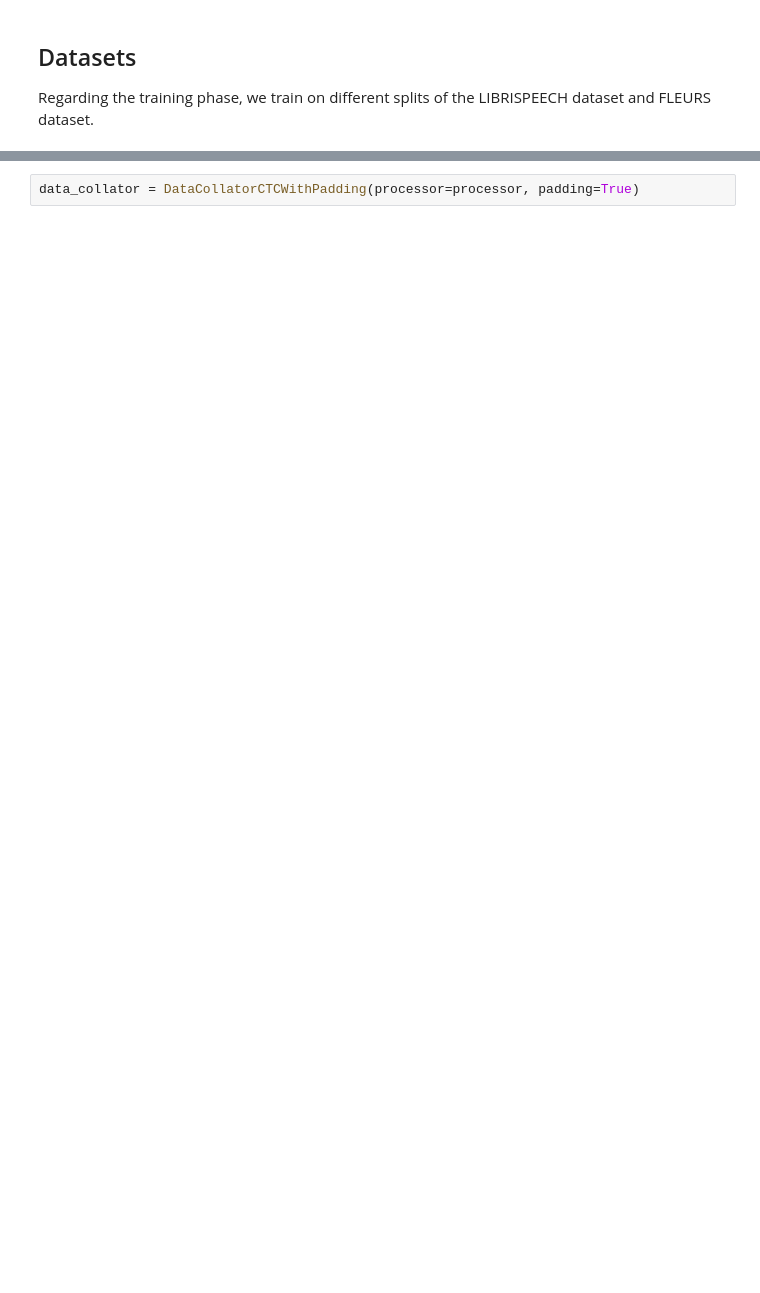
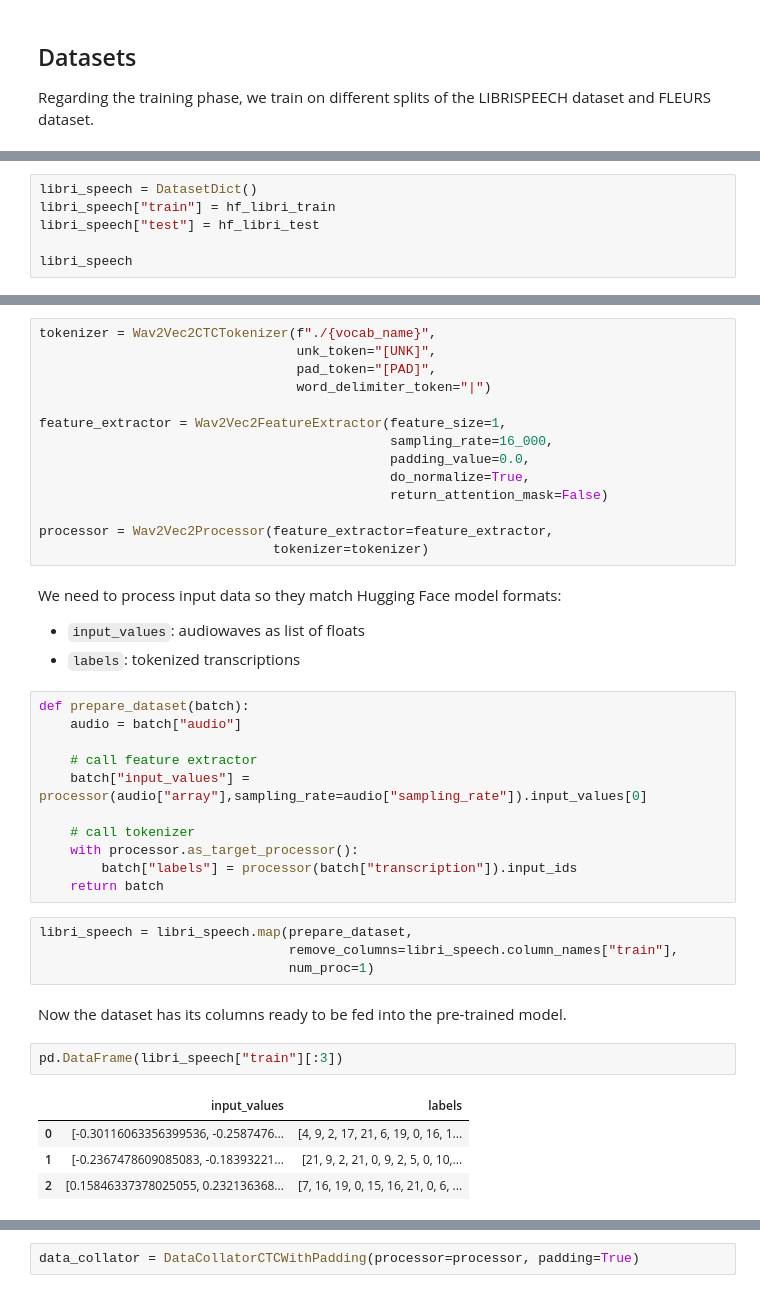
Before and after one commit to marcosolime/asr-librispeech, a Jupyter notebook: wav2vec2.ipynb, the cells around one changed output, grey strips where cells are left out. Drawn from its saved outputs; the diff is of its cells as text; blank space fills up the shorter version.

```diff
--- a/wav2vec2.ipynb
+++ b/wav2vec2.ipynb
@@ -447,0 +134,6 @@ class DataCollatorCTCWithPadding:
+# %%
+libri_speech = DatasetDict()
+libri_speech["train"] = hf_libri_train
+libri_speech["test"] = hf_libri_test
+
+libri_speech
@@ -447,0 +179,42 @@ class DataCollatorCTCWithPadding:
+# %%
+tokenizer = Wav2Vec2CTCTokenizer(f"./{vocab_name}",
+                                 unk_token="[UNK]",
+                                 pad_token="[PAD]",
+                                 word_delimiter_token="|")
+
+feature_extractor = Wav2Vec2FeatureExtractor(feature_size=1,
+                                             sampling_rate=16_000,
+                                             padding_value=0.0,
+                                             do_normalize=True,
+                                             return_attention_mask=False)
+
+processor = Wav2Vec2Processor(feature_extractor=feature_extractor,
+                              tokenizer=tokenizer)
+# %% [markdown]
+We need to process input data so they match Hugging Face model formats:
+- `input_values`: audiowaves as list of floats
+- `labels`: tokenized transcriptions
+# %%
+def prepare_dataset(batch):
+    audio = batch["audio"]
+
+    # call feature extractor
+    batch["input_values"] = processor(audio["array"],sampling_rate=audio["sampling_rate"]).input_values[0]
+
+    # call tokenizer
+    with processor.as_target_processor():
+        batch["labels"] = processor(batch["transcription"]).input_ids
+    return batch
+# %%
+libri_speech = libri_speech.map(prepare_dataset,
+                                remove_columns=libri_speech.column_names["train"],
+                                num_proc=1)
+# %% [markdown]
+Now the dataset has its columns ready to be fed into the pre-trained model.
+# %%
+pd.DataFrame(libri_speech["train"][:3])
+# %% [output]
+|  | input_values | labels |
+| 0 | [-0.30116063356399536, -0.2587476... | [4, 9, 2, 17, 21, 6, 19, 0, 16, 1... |
+| 1 | [-0.2367478609085083, -0.18393221... | [21, 9, 2, 21, 0, 9, 2, 5, 0, 10,... |
+| 2 | [0.15846337378025055, 0.232136368... | [7, 16, 19, 0, 15, 16, 21, 0, 6, ... |
```
Also changed, not shown: parts of 82 cells of this notebook.
